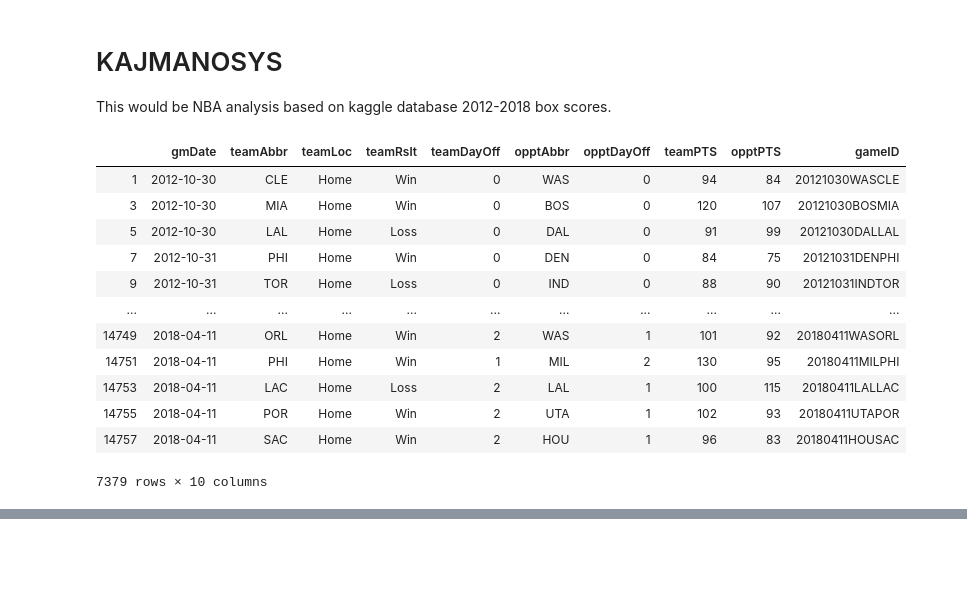
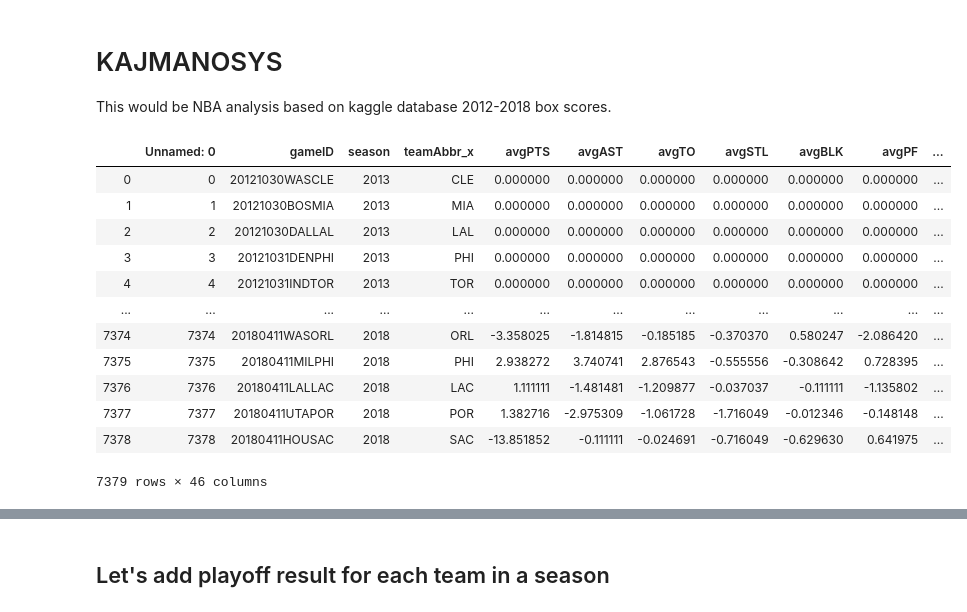
Before and after one commit to TurboTiger-DS/datascience-repo, a Jupyter notebook: KAJMANOSYS.ipynb, the cells around one changed output, grey strips where cells are left out. Drawn from its saved outputs; the diff is of its cells as text; code cells hidden in the pictures; blank space fills up the shorter version.

```diff
--- a/KAJMANOSYS.ipynb
+++ b/KAJMANOSYS.ipynb
@@ -16,39 +20,39 @@ tbsall = pd.read_csv('C:\\Users\\Karol\\Desktop\\datareminder\\nba\\kaggle_stats
 # %%
 additional_tbs = additional_tbs[['gmDate', 'teamAbbr', 'teamLoc', 'teamRslt', 'teamDayOff',  'opptAbbr',  'opptDayOff','teamPTS',  'opptPTS']]
 
 additional_tbs['gameID'] =''
 additional_tbs.loc[additional_tbs['teamAbbr'] == 'SA', 'teamAbbr'] = 'SAS'
 additional_tbs.loc[additional_tbs['teamAbbr'] == 'NO', 'teamAbbr'] = 'NOP'
 additional_tbs.loc[additional_tbs['teamAbbr'] == 'GS', 'teamAbbr'] = 'GSW'
 additional_tbs.loc[additional_tbs['teamAbbr'] == 'NY', 'teamAbbr'] = 'NYK'
 
 additional_tbs.loc[additional_tbs['opptAbbr'] == 'SA', 'opptAbbr'] = 'SAS'
 additional_tbs.loc[additional_tbs['opptAbbr'] == 'NO', 'opptAbbr'] = 'NOP'
 additional_tbs.loc[additional_tbs['opptAbbr'] == 'GS', 'opptAbbr'] = 'GSW'
 additional_tbs.loc[additional_tbs['opptAbbr'] == 'NY', 'opptAbbr'] = 'NYK'
 additional_tbs.loc[additional_tbs['teamLoc'] == 'Away', ['gameID']] = additional_tbs['gmDate'] + additional_tbs['teamAbbr'] + additional_tbs['opptAbbr']
 additional_tbs.loc[additional_tbs['teamLoc'] == 'Home', ['gameID']] = additional_tbs['gmDate'] + additional_tbs['opptAbbr'] + additional_tbs['teamAbbr']
 
 additional_tbs['gameID'] = additional_tbs['gameID'].str.replace('-','')
 additional_tbs = additional_tbs[additional_tbs['teamLoc'] == 'Home']
 
 tbsall = tbsall.merge(additional_tbs, on='gameID')
 
-additional_tbs
+tbsall
 # %% [output]
-|  | gmDate | teamAbbr | teamLoc | teamRslt | teamDayOff | opptAbbr | opptDayOff | teamPTS | opptPTS | gameID |
-| 1 | 2012-10-30 | CLE | Home | Win | 0 | WAS | 0 | 94 | 84 | 20121030WASCLE |
-| 3 | 2012-10-30 | MIA | Home | Win | 0 | BOS | 0 | 120 | 107 | 20121030BOSMIA |
-| 5 | 2012-10-30 | LAL | Home | Loss | 0 | DAL | 0 | 91 | 99 | 20121030DALLAL |
-| 7 | 2012-10-31 | PHI | Home | Win | 0 | DEN | 0 | 84 | 75 | 20121031DENPHI |
-| 9 | 2012-10-31 | TOR | Home | Loss | 0 | IND | 0 | 88 | 90 | 20121031INDTOR |
-| ... | ... | ... | ... | ... | ... | ... | ... | ... | ... | ... |
-| 14749 | 2018-04-11 | ORL | Home | Win | 2 | WAS | 1 | 101 | 92 | 20180411WASORL |
-| 14751 | 2018-04-11 | PHI | Home | Win | 1 | MIL | 2 | 130 | 95 | 20180411MILPHI |
-| 14753 | 2018-04-11 | LAC | Home | Loss | 2 | LAL | 1 | 100 | 115 | 20180411LALLAC |
-| 14755 | 2018-04-11 | POR | Home | Win | 2 | UTA | 1 | 102 | 93 | 20180411UTAPOR |
-| 14757 | 2018-04-11 | SAC | Home | Win | 2 | HOU | 1 | 96 | 83 | 20180411HOUSAC |
+|  | Unnamed: 0 | gameID | season | teamAbbr_x | avgPTS | avgAST | avgTO | avgSTL | avgBLK | avgPF | ... |
+| 0 | 0 | 20121030WASCLE | 2013 | CLE | 0.000000 | 0.000000 | 0.000000 | 0.000000 | 0.000000 | 0.000000 | ... |
+| 1 | 1 | 20121030BOSMIA | 2013 | MIA | 0.000000 | 0.000000 | 0.000000 | 0.000000 | 0.000000 | 0.000000 | ... |
+| 2 | 2 | 20121030DALLAL | 2013 | LAL | 0.000000 | 0.000000 | 0.000000 | 0.000000 | 0.000000 | 0.000000 | ... |
+| 3 | 3 | 20121031DENPHI | 2013 | PHI | 0.000000 | 0.000000 | 0.000000 | 0.000000 | 0.000000 | 0.000000 | ... |
+| 4 | 4 | 20121031INDTOR | 2013 | TOR | 0.000000 | 0.000000 | 0.000000 | 0.000000 | 0.000000 | 0.000000 | ... |
+| ... | ... | ... | ... | ... | ... | ... | ... | ... | ... | ... | ... |
+| 7374 | 7374 | 20180411WASORL | 2018 | ORL | -3.358025 | -1.814815 | -0.185185 | -0.370370 | 0.580247 | -2.086420 | ... |
+| 7375 | 7375 | 20180411MILPHI | 2018 | PHI | 2.938272 | 3.740741 | 2.876543 | -0.555556 | -0.308642 | 0.728395 | ... |
+| 7376 | 7376 | 20180411LALLAC | 2018 | LAC | 1.111111 | -1.481481 | -1.209877 | -0.037037 | -0.111111 | -1.135802 | ... |
+| 7377 | 7377 | 20180411UTAPOR | 2018 | POR | 1.382716 | -2.975309 | -1.061728 | -1.716049 | -0.012346 | -0.148148 | ... |
+| 7378 | 7378 | 20180411HOUSAC | 2018 | SAC | -13.851852 | -0.111111 | -0.024691 | -0.716049 | -0.629630 | 0.641975 | ... |
-7379 rows × 10 columns
+7379 rows × 46 columns
 # %%
 '''Usunięcie pierwszych meczów sezonu - nie ma sensu analiza tutaj'''
 tbsall = tbsall[tbsall['avgPTS']!= 0.0]
@@ -74,0 +85,2 @@ tbs['teamGameNumber'] = list(map(lambda x : len(tbs[(tbs['teamAbbr'] == tbs.iloc
+# %% [markdown]
+## Let's add playoff result for each team in a season
```
Also changed, not shown: parts of 22 cells of this notebook.
